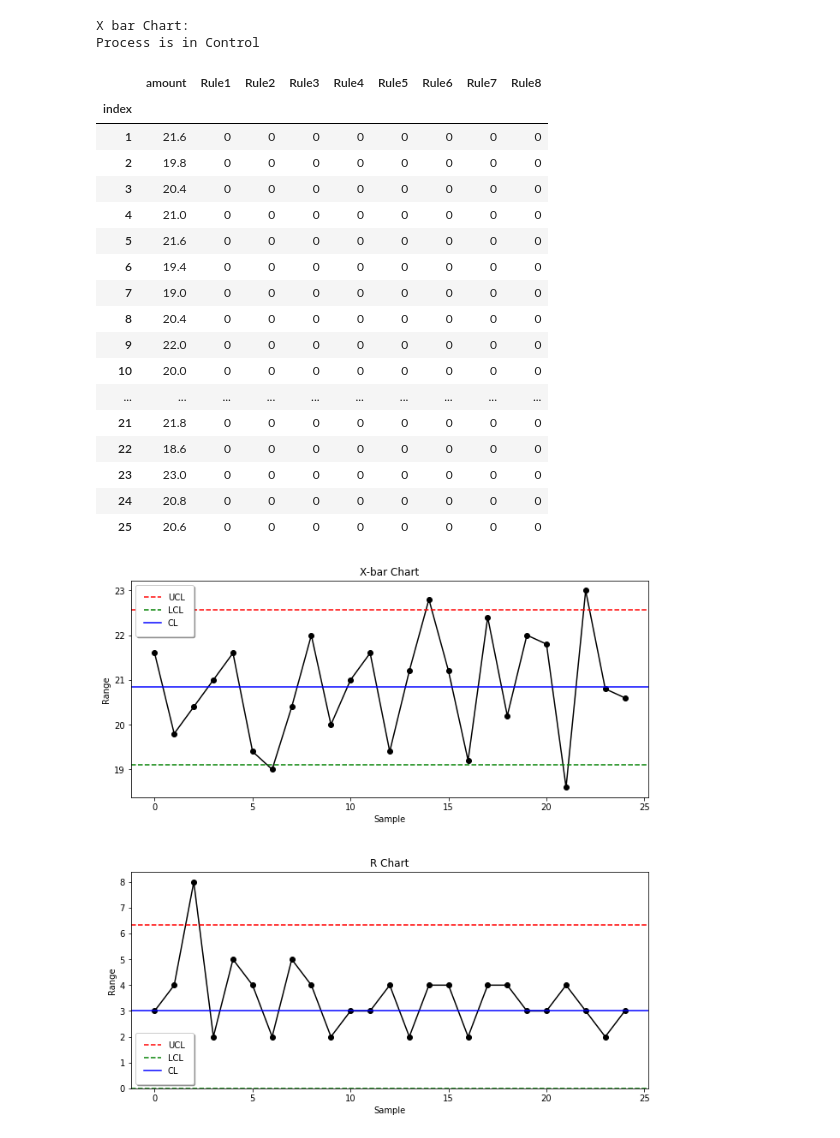
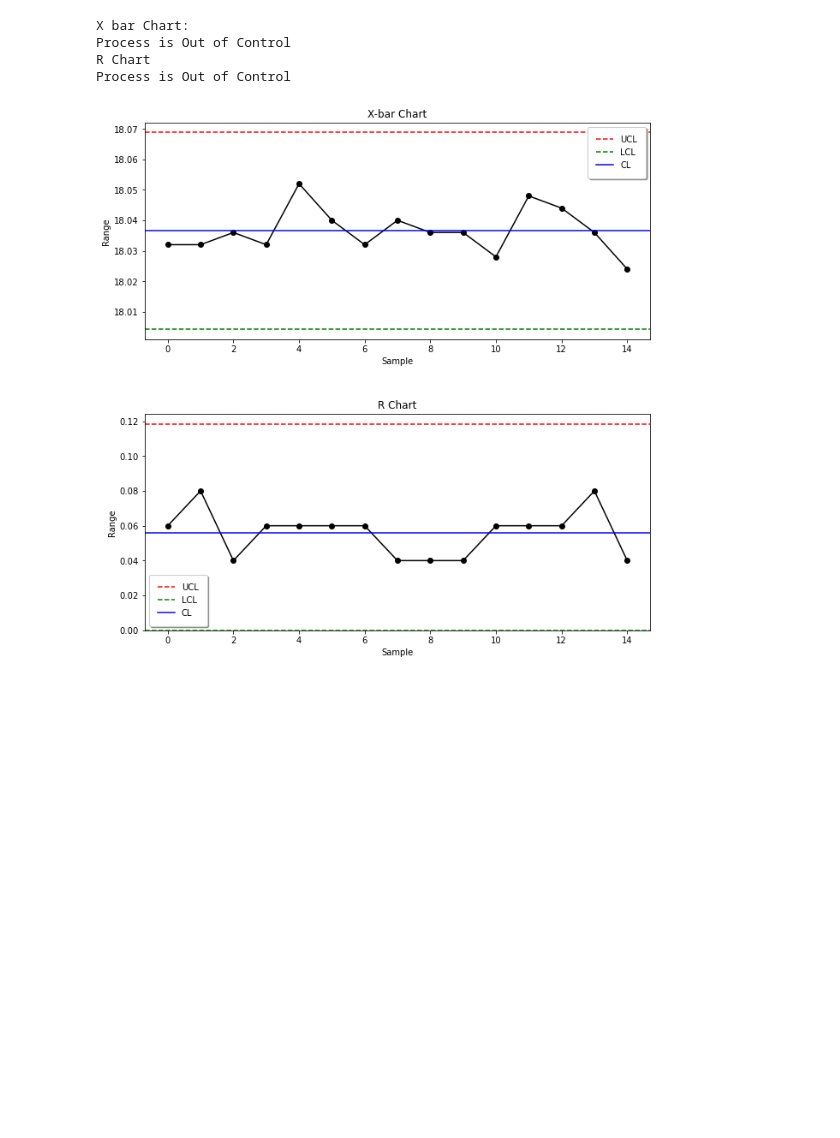
Before and after one commit to DevilsSnare/MLforControlCharts, a Jupyter notebook: main.ipynb, the cells around one changed output. Cells and saved outputs as stored; diff of their text form; code cells hidden in the pictures; blank space fills up the shorter version.

Commit message:
anomaly detection edited

```diff
--- a/main.ipynb
+++ b/main.ipynb
@@ -4,7 +4,7 @@ import pandas as pd
 import matplotlib.pyplot as plt
 import statistics
 # %%
-sample_data = pd.read_excel('./assets/sample_data.xlsx', sheet_name="set_2")
+sample_data = pd.read_excel('./assets/sample_data.xlsx', sheet_name="set_1")
 # set_1 set_2 set_3 set_4
 # %%
 ## is data discrete or continuous?
@@ -94,80 +94,64 @@ fig.tight_layout(pad=4)
 
 print("X bar Chart:")
 mean = np.mean(x_bar)
 sigma = np.std(x_bar)
 new_df = pd.DataFrame(columns=['index','amount'])
 new_df['amount']=x_bar
 new_df['index'] = range(1,len(new_df['amount'])+1)
 new_df = new_df.set_index('index')
 # from detector import AnomalyDetector
 detector = AnomalyDetector()
 detector.rule1(new_df,mean,sigma)
 detector.rule2(new_df, mean)
 detector.rule3(new_df)
 detector.rule4(new_df)
 detector.rule5(new_df, mean, sigma)
 detector.rule6(new_df, mean, sigma)
 detector.rule7(new_df, mean, sigma)
 detector.rule8(new_df, mean, sigma)
 control_check=False
 for x in new_df.any(axis=1) :
-    if x==False :
+    if x==True :
         control_check=True
         break
 if control_check==False :
     print("Process is in Control")
 else :
     print("Process is Out of Control")
 new_df
-# print("R Chart")
-# mean = np.mean(r)
-# sigma = np.std(r)
-# new_df = pd.DataFrame(columns=['index','amount'])
-# new_df['amount']=r
-# new_df['index'] = range(1,len(new_df['amount'])+1)
-# new_df = new_df.set_index('index')
-# from detector import AnomalyDetector
-# detector = AnomalyDetector()
-# detector.rule1(new_df,mean,sigma)
-# detector.rule2(new_df, mean)
-# detector.rule3(new_df)
-# detector.rule4(new_df)
-# detector.rule5(new_df, mean, sigma)
-# detector.rule6(new_df, mean, sigma)
-# detector.rule7(new_df, mean, sigma)
-# detector.rule8(new_df, mean, sigma)
+print("R Chart")
+mean = np.mean(r)
+sigma = np.std(r)
+new_df = pd.DataFrame(columns=['index','amount'])
+new_df['amount']=r
+new_df['index'] = range(1,len(new_df['amount'])+1)
+new_df = new_df.set_index('index')
+from detector import AnomalyDetector
+detector = AnomalyDetector()
+detector.rule1(new_df,mean,sigma)
+detector.rule2(new_df, mean)
+detector.rule3(new_df)
+detector.rule4(new_df)
+detector.rule5(new_df, mean, sigma)
+detector.rule6(new_df, mean, sigma)
+detector.rule7(new_df, mean, sigma)
+detector.rule8(new_df, mean, sigma)
 
-# control_check=False
-# for x in new_df.any(axis=1) :
-#     if x==False :
-#         control_check=True
-#         break
-# if control_check==False :
-#     print("Process is in Control")
-# else :
-#     print("Process is Out of Control")
+control_check=False
+for x in new_df.any(axis=1) :
+    if x==True :
+        control_check=True
+        break
+if control_check==False :
+    print("Process is in Control")
+else :
+    print("Process is Out of Control")
 # %% [output]
 X bar Chart:
-Process is in Control
+Process is Out of Control
+R Chart
+Process is Out of Control
-|  | amount | Rule1 | Rule2 | Rule3 | Rule4 | Rule5 | Rule6 | Rule7 | Rule8 |
-| index |  |  |  |  |  |  |  |  |  |
-| 1 | 21.6 | 0 | 0 | 0 | 0 | 0 | 0 | 0 | 0 |
-| 2 | 19.8 | 0 | 0 | 0 | 0 | 0 | 0 | 0 | 0 |
-| 3 | 20.4 | 0 | 0 | 0 | 0 | 0 | 0 | 0 | 0 |
-| 4 | 21.0 | 0 | 0 | 0 | 0 | 0 | 0 | 0 | 0 |
-| 5 | 21.6 | 0 | 0 | 0 | 0 | 0 | 0 | 0 | 0 |
-| 6 | 19.4 | 0 | 0 | 0 | 0 | 0 | 0 | 0 | 0 |
-| 7 | 19.0 | 0 | 0 | 0 | 0 | 0 | 0 | 0 | 0 |
-| 8 | 20.4 | 0 | 0 | 0 | 0 | 0 | 0 | 0 | 0 |
-| 9 | 22.0 | 0 | 0 | 0 | 0 | 0 | 0 | 0 | 0 |
-| 10 | 20.0 | 0 | 0 | 0 | 0 | 0 | 0 | 0 | 0 |
-| ... | ... | ... | ... | ... | ... | ... | ... | ... | ... |
-| 21 | 21.8 | 0 | 0 | 0 | 0 | 0 | 0 | 0 | 0 |
-| 22 | 18.6 | 0 | 0 | 0 | 0 | 0 | 0 | 0 | 0 |
-| 23 | 23.0 | 0 | 0 | 0 | 0 | 0 | 0 | 0 | 0 |
-| 24 | 20.8 | 0 | 0 | 0 | 0 | 0 | 0 | 0 | 0 |
-| 25 | 20.6 | 0 | 0 | 0 | 0 | 0 | 0 | 0 | 0 |
-[figure, old version]
+[figure, new version]
 # %%
 ## x bar and S chart
 
```
Also changed, not shown: parts of 3 cells of this notebook, 2 other files.
